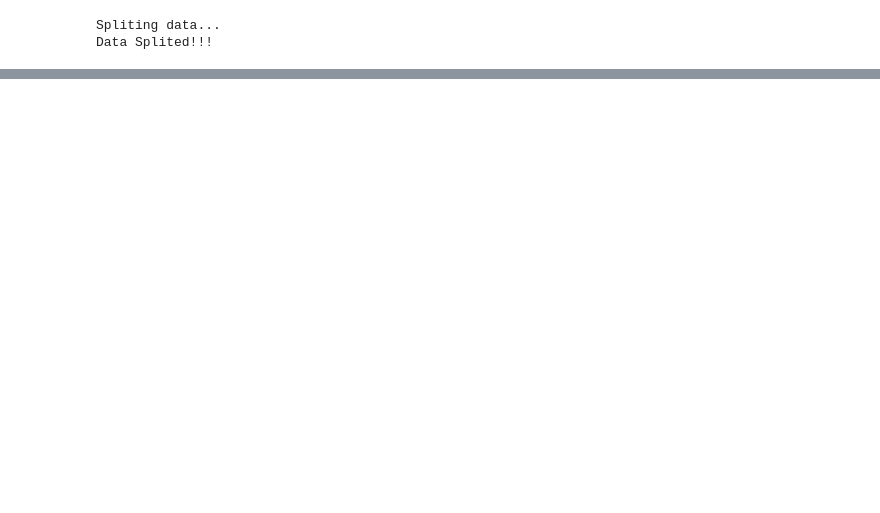
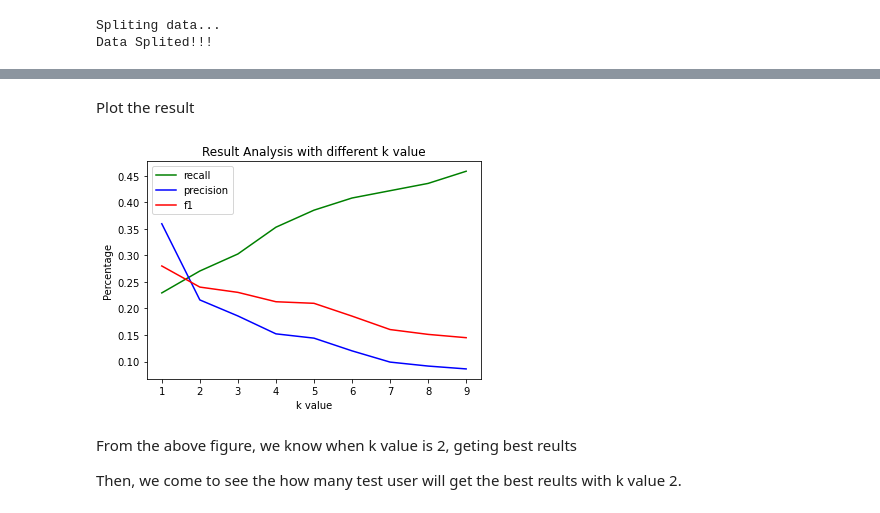
Before and after one commit to Nick-liu666/496_project_code, a Jupyter notebook: user_base.ipynb, the cells around one changed output, grey strips where cells are left out. Cells and saved outputs as stored; diff of their text form; code cells hidden in the pictures; blank space fills up the shorter version.

```diff
--- a/user_base.ipynb
+++ b/user_base.ipynb
@@ -181,12 +161,10 @@ testUserDic, testItemDic = genUserDic(np.array(testset[:1000]))
 # %%
-listTestUsers = list(trainUserDic.keys())[:1000]
-lista = listTestUsers
-# for userId in listTestUsers:
-#     if userId in trainUserDic.keys():
-#         listTestUsers.remove(userId)
-#         lista.append(userId)
-        # print(trainUserDic[userId])
-# for uid in listTestUsers:
-#     print(trainUserDic[uid])
-recall(lista,trainUserDic, trainItemDic, trainUserDic)
+listTestUsers = list(testUserDic.keys())
+print(len(listTestUsers))
+users =[]
+for userId in listTestUsers:
+    if userId in trainUserDic.keys():
+        users.append(userId)
+lista = users[:50]
+len(lista)
 # %% [output]
@@ -201,0 +173,16 @@ f1(lista,trainUserDic, trainItemDic, trainUserDic)
+# %%
+recall_list = []
+precision_list =[]
+f1_list =[]
+kv = []
+for num in range(1,10):
+    print(num)
+    kv.append(num)
+    recall_value = recall(lista,trainUserDic, trainItemDic, trainUserDic,k=num)
+    recall_list.append(recall_value)
+
+    precision_value = precision(lista,trainUserDic, trainItemDic, trainUserDic, k=num)
+    precision_list.append(precision_value)
+
+    f1_value = f1(lista,trainUserDic, trainItemDic, trainUserDic, k=num)
+    f1_list.append(f1_value)
@@ -201,0 +199,19 @@ f1(lista,trainUserDic, trainItemDic, trainUserDic)
+# %% [markdown]
+Plot the result
+# %%
+plt.title('Result Analysis with different k value')
+
+plt.plot(kv, recall_list, color='green', label='recall')
+plt.plot(kv, precision_list, color='blue', label='precision')
+plt.plot(kv, f1_list,  color='red', label='f1')
+
+plt.legend()
+plt.xlabel('k value')
+plt.ylabel('Percentage')
+plt.show()
+# %% [output]
+[figure, added]
+# %% [markdown]
+From the above figure, we know when k value is 2, geting best reults
+
+Then, we come to see the how many test user will get the best reults with k value 2.
```
Also changed, not shown: parts of 15 cells of this notebook, 2 other files.
